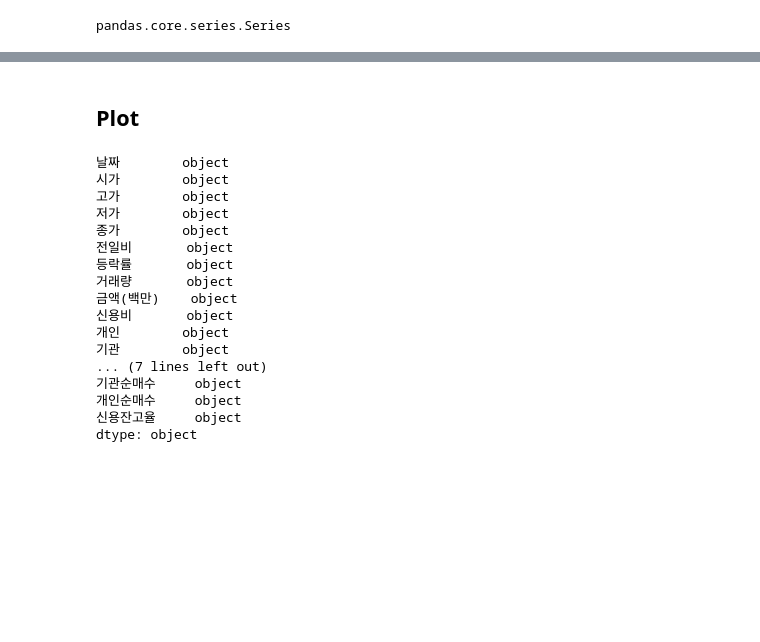
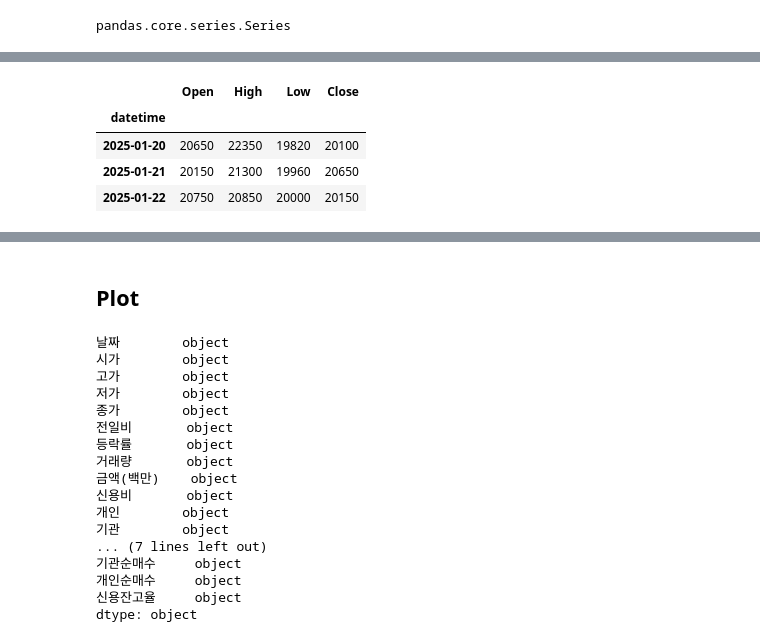
Before and after one commit to curseto/trading, a Jupyter notebook: study/pandas.ipynb, the cells around one changed output, grey strips where cells are left out. Drawn from its saved outputs; the diff is of its cells as text; code cells hidden in the pictures; blank space fills up the shorter version.

```diff
--- a/study/pandas.ipynb
+++ b/study/pandas.ipynb
@@ -319,0 +501,8 @@ Name: 0, dtype: object
+# %%
+df.loc[(df.Close>20000),:'Close']
+# %% [output]
+|  | Open | High | Low | Close |
+| datetime |  |  |  |  |
+| 2025-01-20 | 20650 | 22350 | 19820 | 20100 |
+| 2025-01-21 | 20150 | 21300 | 19960 | 20650 |
+| 2025-01-22 | 20750 | 20850 | 20000 | 20150 |
```
Also changed, not shown: parts of 48 cells of this notebook, 5 other files.
